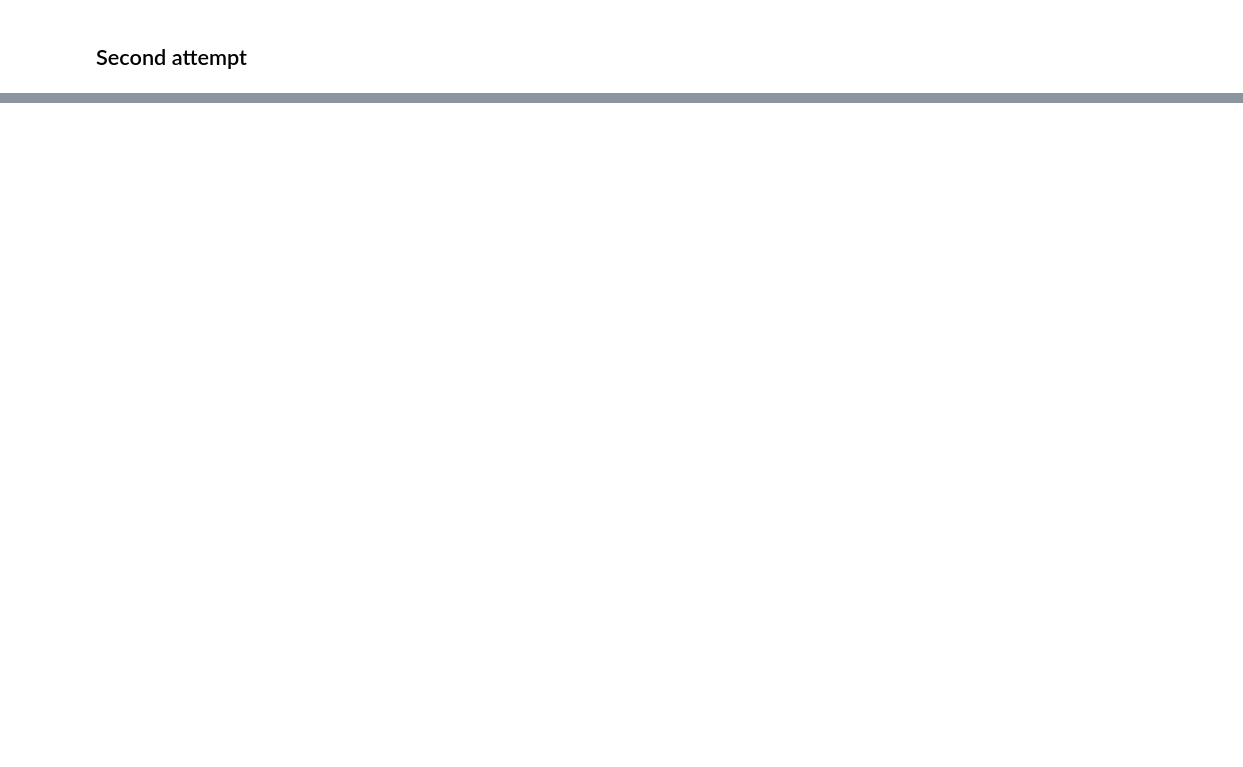
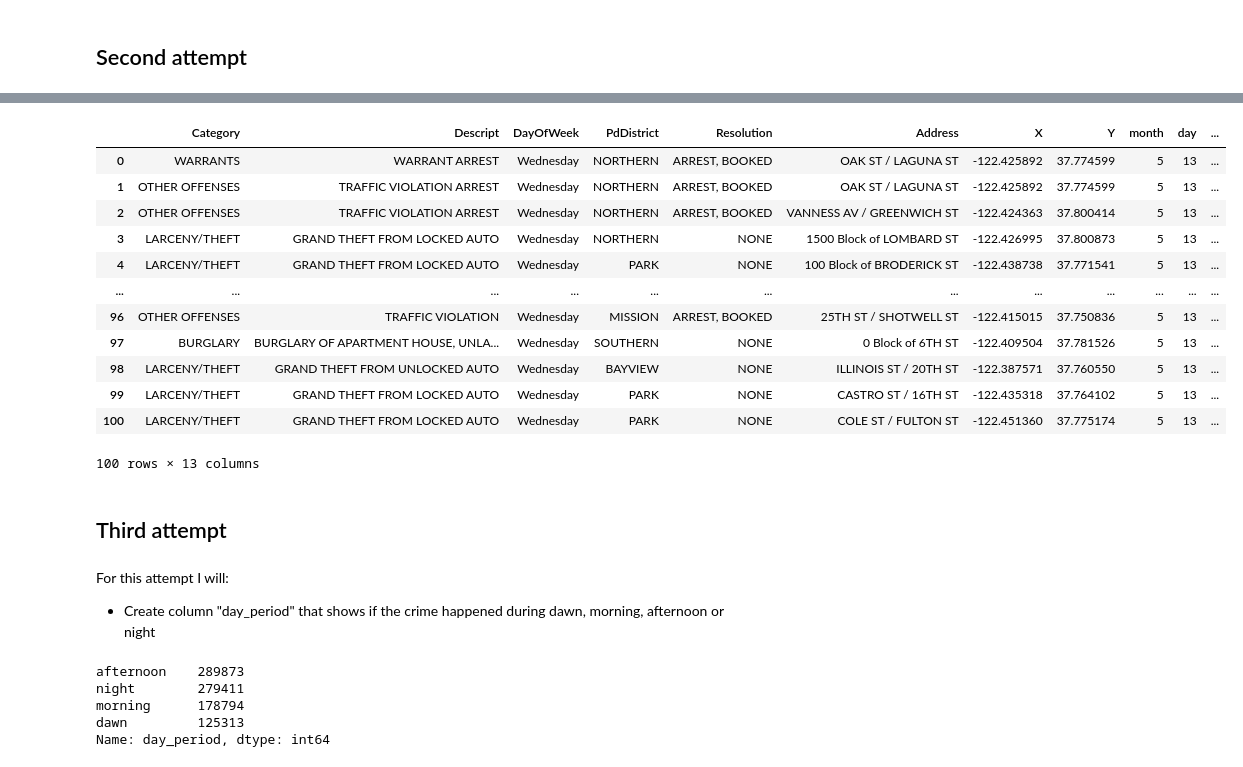
Before and after one commit to marcodeamicis/sf_crime, a Jupyter notebook: notebooks/2.data_preparation_amicis.ipynb, the cells around one changed output, grey strips where cells are left out. Saved outputs shown, nothing was run; the diff lists cells and outputs as text; code cells hidden in the pictures; blank space fills up the shorter version.

```diff
--- a/notebooks/2.data_preparation_amicis.ipynb
+++ b/notebooks/2.data_preparation_amicis.ipynb
@@ -34,3 +69,17 @@ df.head()
 # %%
-df['Weekend'] = np.where((df['DayOfWeek']=='Sunday')|(df['DayOfWeek']=='Saturday'), 1, 0)
-df.head(100)
+df_2['Weekend'] = np.where((df_2['DayOfWeek']=='Sunday')|(df_2['DayOfWeek']=='Saturday'), 1, 0)
+df_2.head(100)
+# %% [output]
+|  | Category | Descript | DayOfWeek | PdDistrict | Resolution | Address | X | Y | month | day | ... |
+| 0 | WARRANTS | WARRANT ARREST | Wednesday | NORTHERN | ARREST, BOOKED | OAK ST / LAGUNA ST | -122.425892 | 37.774599 | 5 | 13 | ... |
+| 1 | OTHER OFFENSES | TRAFFIC VIOLATION ARREST | Wednesday | NORTHERN | ARREST, BOOKED | OAK ST / LAGUNA ST | -122.425892 | 37.774599 | 5 | 13 | ... |
+| 2 | OTHER OFFENSES | TRAFFIC VIOLATION ARREST | Wednesday | NORTHERN | ARREST, BOOKED | VANNESS AV / GREENWICH ST | -122.424363 | 37.800414 | 5 | 13 | ... |
+| 3 | LARCENY/THEFT | GRAND THEFT FROM LOCKED AUTO | Wednesday | NORTHERN | NONE | 1500 Block of LOMBARD ST | -122.426995 | 37.800873 | 5 | 13 | ... |
+| 4 | LARCENY/THEFT | GRAND THEFT FROM LOCKED AUTO | Wednesday | PARK | NONE | 100 Block of BRODERICK ST | -122.438738 | 37.771541 | 5 | 13 | ... |
+| ... | ... | ... | ... | ... | ... | ... | ... | ... | ... | ... | ... |
+| 96 | OTHER OFFENSES | TRAFFIC VIOLATION | Wednesday | MISSION | ARREST, BOOKED | 25TH ST / SHOTWELL ST | -122.415015 | 37.750836 | 5 | 13 | ... |
+| 97 | BURGLARY | BURGLARY OF APARTMENT HOUSE, UNLA... | Wednesday | SOUTHERN | NONE | 0 Block of 6TH ST | -122.409504 | 37.781526 | 5 | 13 | ... |
+| 98 | LARCENY/THEFT | GRAND THEFT FROM UNLOCKED AUTO | Wednesday | BAYVIEW | NONE | ILLINOIS ST / 20TH ST | -122.387571 | 37.760550 | 5 | 13 | ... |
+| 99 | LARCENY/THEFT | GRAND THEFT FROM LOCKED AUTO | Wednesday | PARK | NONE | CASTRO ST / 16TH ST | -122.435318 | 37.764102 | 5 | 13 | ... |
+| 100 | LARCENY/THEFT | GRAND THEFT FROM LOCKED AUTO | Wednesday | PARK | NONE | COLE ST / FULTON ST | -122.451360 | 37.775174 | 5 | 13 | ... |
+100 rows × 13 columns
@@ -36,0 +88,5 @@ df.head(100)
+# %% [markdown]
+## Third attempt
+# %% [markdown]
+For this attempt I will:
+ - Create column "day_period" that shows if the crime happened during dawn, morning, afternoon or night
@@ -37,6 +95,12 @@ df.head(100)
 # %%
 #Creating morning, afternoon, night and dawn
-condlist = [df['hour']<6, df['hour']<12, df['hour']<18]
+condlist = [df_3['hour']<6, df_3['hour']<12, df_3['hour']<18]
 choicelist = ['dawn', 'morning', 'afternoon']
-df['day_period'] = np.select(condlist, choicelist, 'night')
-df['day_period'].value_counts()
+df_3['day_period'] = np.select(condlist, choicelist, 'night')
+df_3['day_period'].value_counts()
+# %% [output]
+afternoon    289873
+night        279411
+morning      178794
+dawn         125313
+Name: day_period, dtype: int64
```
Also changed, not shown: parts of 19 cells of this notebook, 2 other files.
